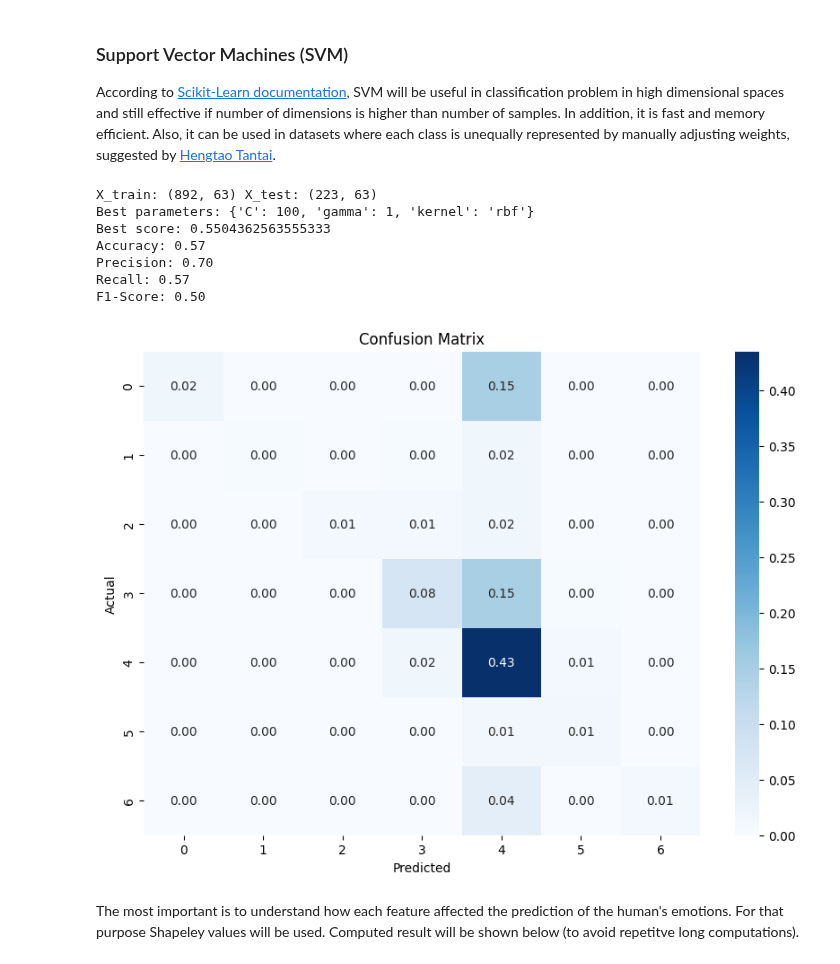
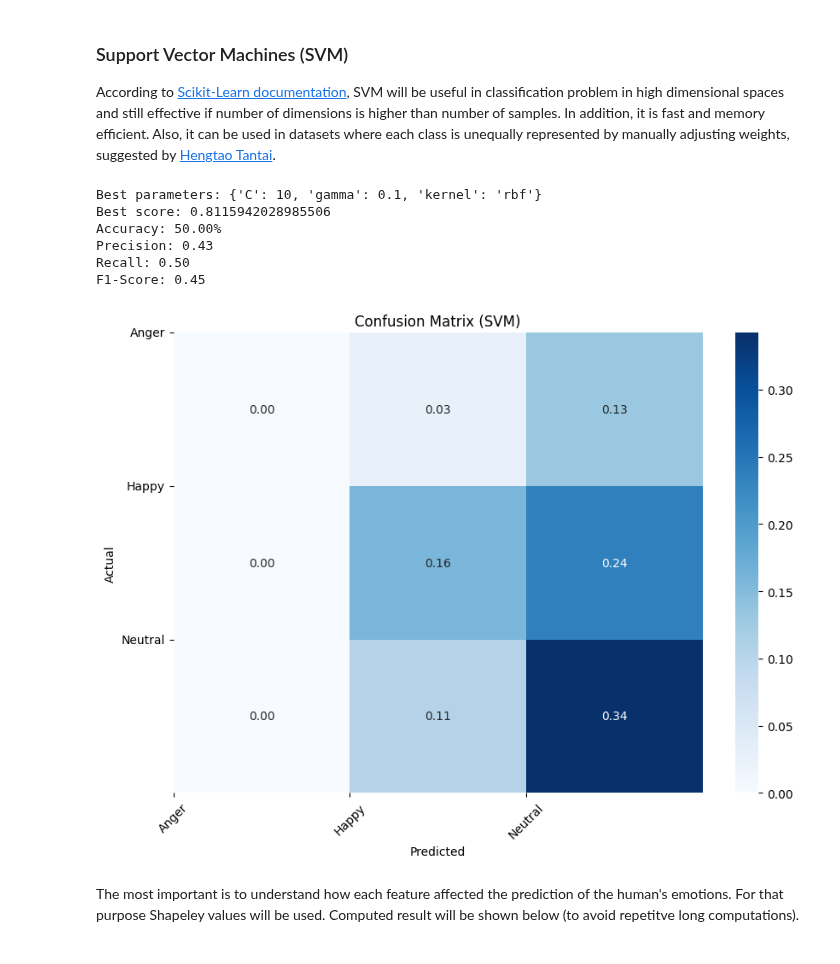
Before and after one commit to denskrlv/PosEmotion, a Jupyter notebook: posemotion.ipynb, the cells around one changed output. Drawn from its saved outputs; the diff is of its cells as text; code cells hidden in the pictures.

```diff
--- a/posemotion.ipynb
+++ b/posemotion.ipynb
@@ -412,2 +399,21 @@ Normalized Mutual Information: 0.035961257776306654
 # %% [markdown]
 ## Step 4: Classification
+# %%
+RANDOM_STATE = 42
+NUM_CLASSES = 3
+TEST_SIZE = 0.15
+
+scaler = StandardScaler()
+label_encoder = LabelEncoder()
+
+X = features_df.drop(['Label'], axis=1)
+y = features_df['Label']
+X_scaled = scaler.fit_transform(X)
+labels = label_encoder.fit_transform(y)
+
+X_train, X_test, y_train, y_test = train_test_split(X_scaled, labels, test_size=TEST_SIZE, random_state=RANDOM_STATE)
+print("X_train:", X_train.shape, "X_test:", X_test.shape)
+
+smote = SMOTE(random_state=RANDOM_STATE)
+X_resampled, y_resampled = smote.fit_resample(X_train, y_train)
+print("X_resampled:", X_resampled.shape, "y_resampled:", y_resampled.shape)
@@ -416,66 +425,49 @@ Normalized Mutual Information: 0.035961257776306654
 
 According to [Scikit-Learn documentation](https://scikit-learn.org/stable/modules/svm.html), SVM will be useful in classification problem in high dimensional spaces and still effective if number of dimensions is higher than number of samples. In addition, it is fast and memory efficient. Also, it can be used in datasets where each class is unequally represented by manually adjusting weights, suggested by [Hengtao Tantai](https://medium.com/@zergtant/use-weighted-loss-function-to-solve-imbalanced-data-classification-problems-749237f38b75).
 # %%
-from sklearn.metrics import f1_score, precision_score, recall_score
-
-
-scaler = StandardScaler()
 param_grid = {
     'C': [0.1, 1, 10, 100],
     'gamma': [1, 0.1, 0.01, 0.001],
     'kernel': ['linear', 'rbf']
 }
 
-X = features_df.drop(['Label'], axis=1)
-y = features_df['Label']
-labels = label_encoder.fit_transform(y)
-
-X_scaled = scaler.fit_transform(X)
-
-X_train, X_test, y_train, y_test = train_test_split(X_scaled, labels, test_size=0.2, random_state=42)
-print("X_train:", X_train.shape, "X_test:", X_test.shape)
-
-svm = SVC(class_weight="balanced")  # weights for imbalanced classes
+svm = SVC()
 grid_search = GridSearchCV(svm, param_grid)
-grid_search.fit(X_train, y_train)
+grid_search.fit(X_resampled, y_resampled)
+y_pred = grid_search.predict(X_test)
 
 print("Best parameters:", grid_search.best_params_)
 print("Best score:", grid_search.best_score_)
 
-y_pred = grid_search.predict(X_test)
 accuracy = accuracy_score(y_test, y_pred)
-print(f'Accuracy: {accuracy:.2f}')
-
-cm = confusion_matrix(y_test, y_pred)
-cm_normalized = cm.astype('float') / cm.sum()
-
-# Calculate precision, recall, and F1-score
 precision = precision_score(y_test, y_pred, average='weighted')
 recall = recall_score(y_test, y_pred, average='weighted')
 f1 = f1_score(y_test, y_pred, average='weighted')
 
-# Print precision, recall, and F1-score
+print(f"Accuracy: {accuracy * 100:.2f}%")
 print(f'Precision: {precision:.2f}')
 print(f'Recall: {recall:.2f}')
 print(f'F1-Score: {f1:.2f}')
+
+cm = confusion_matrix(y_test, y_pred)
+cm_normalized = cm.astype('float') / cm.sum()
 
 plt.figure(figsize=(10,7))
 sns.heatmap(cm_normalized, annot=True, fmt=".2f", cmap="Blues")
 plt.ylabel('Actual')
 plt.xlabel('Predicted')
-plt.title('Confusion Matrix')
+plt.title('Confusion Matrix (SVM)')
+plt.xticks(ticks=np.arange(NUM_CLASSES), labels=label_encoder.classes_, rotation=45)
+plt.yticks(ticks=np.arange(NUM_CLASSES), labels=label_encoder.classes_, rotation=0)
 plt.show()
-
-# Run 3 times with different splits and gather statistical data (distribution)
 # %% [output]
-X_train: (892, 63) X_test: (223, 63)
-Best parameters: {'C': 100, 'gamma': 1, 'kernel': 'rbf'}
-Best score: 0.5504362563555333
-Accuracy: 0.57
-Precision: 0.70
-Recall: 0.57
-F1-Score: 0.50
+Best parameters: {'C': 10, 'gamma': 0.1, 'kernel': 'rbf'}
+Best score: 0.8115942028985506
+Accuracy: 50.00%
+Precision: 0.43
+Recall: 0.50
+F1-Score: 0.45
-[figure, old version]
+[figure, new version]
 # %% [markdown]
 The most important is to understand how each feature affected the prediction of the human's emotions. For that purpose Shapeley values will be used. Computed result will be shown below (to avoid repetitve long computations).
 # %%
```
Also changed, not shown: parts of 24 cells of this notebook, 5 other files.
